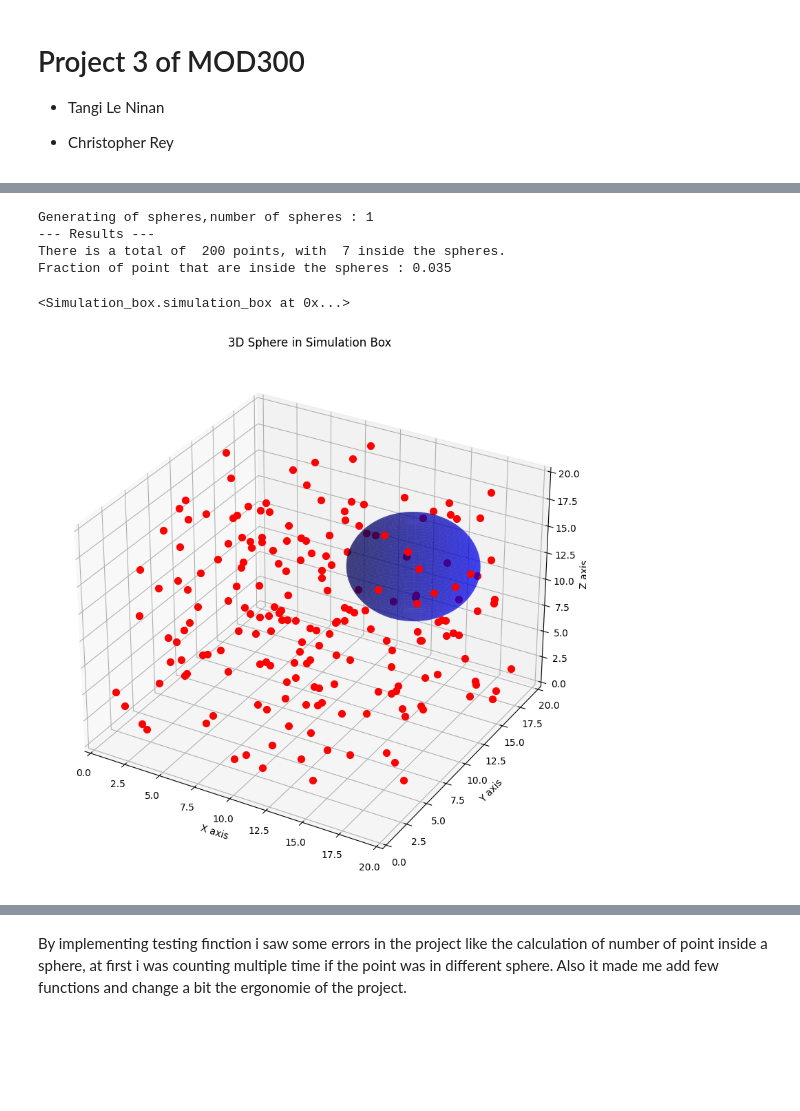
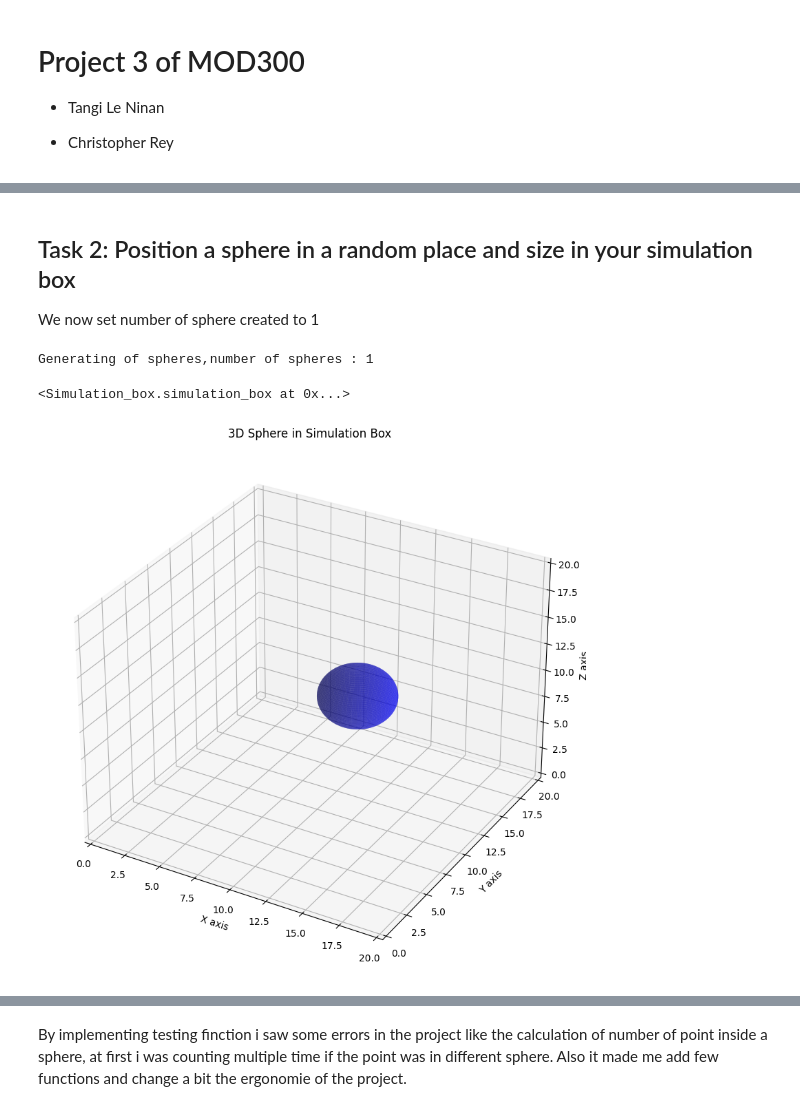
Before and after one commit to TangiLN/MOD300_project_3, a Jupyter notebook: project3/Project_3.ipynb, the cells around one changed output, grey strips where cells are left out. Drawn from its saved outputs; the diff is of its cells as text; code cells hidden in the pictures; blank space fills up the shorter version.

```diff
--- a/project3/Project_3.ipynb
+++ b/project3/Project_3.ipynb
@@ -19,10 +47,10 @@ So the Volume is depending on the volume of the box, the bigger the volume will
+# %% [markdown]
+## Task 2: Position a sphere in a random place and size in your simulation box
+
+We now set number of sphere created to 1
 # %%
-# Exemple for the Task 0,1,2,3,4
-launch_simulation(box_size=(0,20,0,20,0,20),number_of_point=200,number_of_sphere=1,specific_sphere=False)
+launch_simulation(box_size=(0,20,0,20,0,20),number_of_point=0,number_of_sphere=1,specific_sphere=False)
 # %% [output]
 Generating of spheres,number of spheres : 1
---- Results ---
-There is a total of  200 points, with  7 inside the spheres.
-Fraction of point that are inside the spheres : 0.035
 <Simulation_box.simulation_box at 0x...>
-[figure, old version]
+[figure, new version]
```
Also changed, not shown: parts of 37 cells of this notebook, 3 other files.
